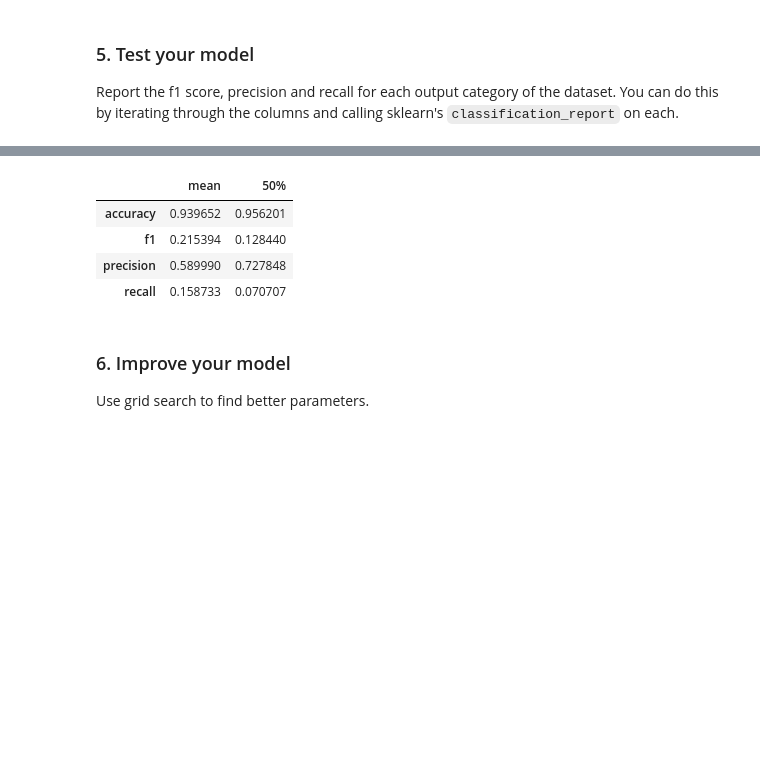
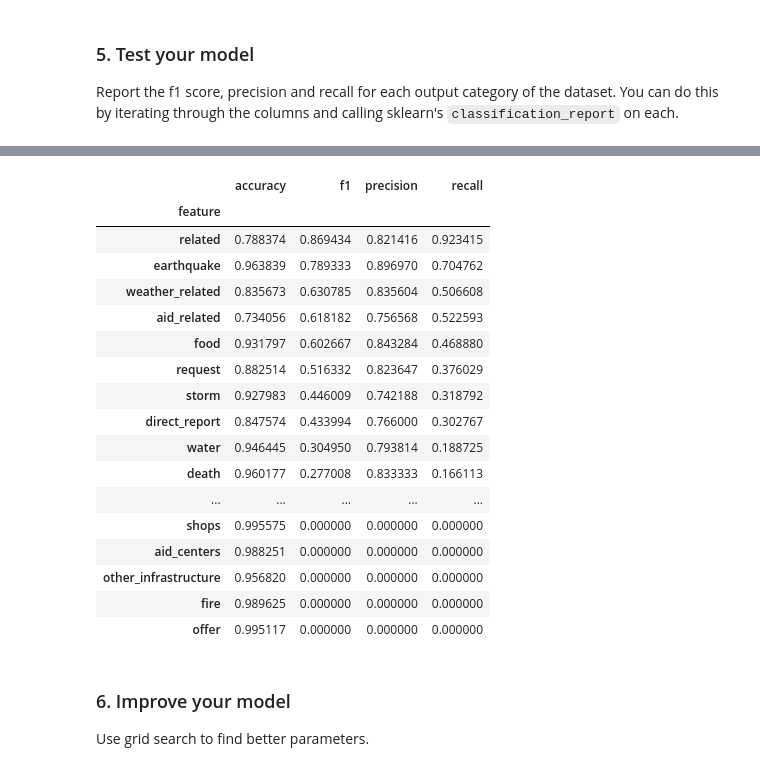
Before and after one commit to tma995/DisasterResponsePipeline, a Jupyter notebook: misc/ML Pipeline Preparation.ipynb, the cells around one changed output, grey strips where cells are left out. Drawn from its saved outputs; the diff is of its cells as text; code cells hidden in the pictures; blank space fills up the shorter version.

```diff
--- a/misc/ML Pipeline Preparation.ipynb
+++ b/misc/ML Pipeline Preparation.ipynb
@@ -178,13 +178,26 @@ eval_train.describe().T[['mean','50%']]
 # %%
 Y_test_pred = pipeline.predict(X_test)
 eval0 = pipeline_eval(Y_test,Y_test_pred)
-eval0.describe().T[['mean','50%']]
+eval0#.describe().T[['mean','50%']]
 # %% [output]
-|  | mean | 50% |
-| accuracy | 0.939652 | 0.956201 |
-| f1 | 0.215394 | 0.128440 |
-| precision | 0.589990 | 0.727848 |
-| recall | 0.158733 | 0.070707 |
+|  | accuracy | f1 | precision | recall |
+| feature |  |  |  |  |
+| related | 0.788374 | 0.869434 | 0.821416 | 0.923415 |
+| earthquake | 0.963839 | 0.789333 | 0.896970 | 0.704762 |
+| weather_related | 0.835673 | 0.630785 | 0.835604 | 0.506608 |
+| aid_related | 0.734056 | 0.618182 | 0.756568 | 0.522593 |
+| food | 0.931797 | 0.602667 | 0.843284 | 0.468880 |
+| request | 0.882514 | 0.516332 | 0.823647 | 0.376029 |
+| storm | 0.927983 | 0.446009 | 0.742188 | 0.318792 |
+| direct_report | 0.847574 | 0.433994 | 0.766000 | 0.302767 |
+| water | 0.946445 | 0.304950 | 0.793814 | 0.188725 |
+| death | 0.960177 | 0.277008 | 0.833333 | 0.166113 |
+| ... | ... | ... | ... | ... |
+| shops | 0.995575 | 0.000000 | 0.000000 | 0.000000 |
+| aid_centers | 0.988251 | 0.000000 | 0.000000 | 0.000000 |
+| other_infrastructure | 0.956820 | 0.000000 | 0.000000 | 0.000000 |
+| fire | 0.989625 | 0.000000 | 0.000000 | 0.000000 |
+| offer | 0.995117 | 0.000000 | 0.000000 | 0.000000 |
 # %% [markdown]
 ### 6. Improve your model
 Use grid search to find better parameters.
```
Also changed, not shown: parts of 7 cells of this notebook, 4 other files.
